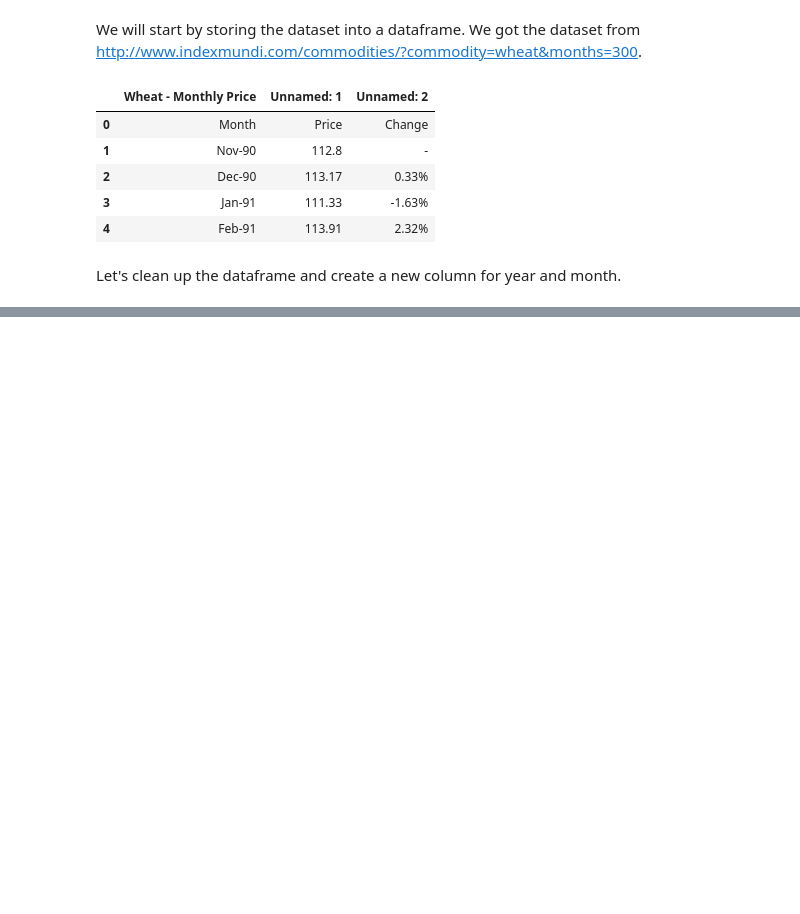
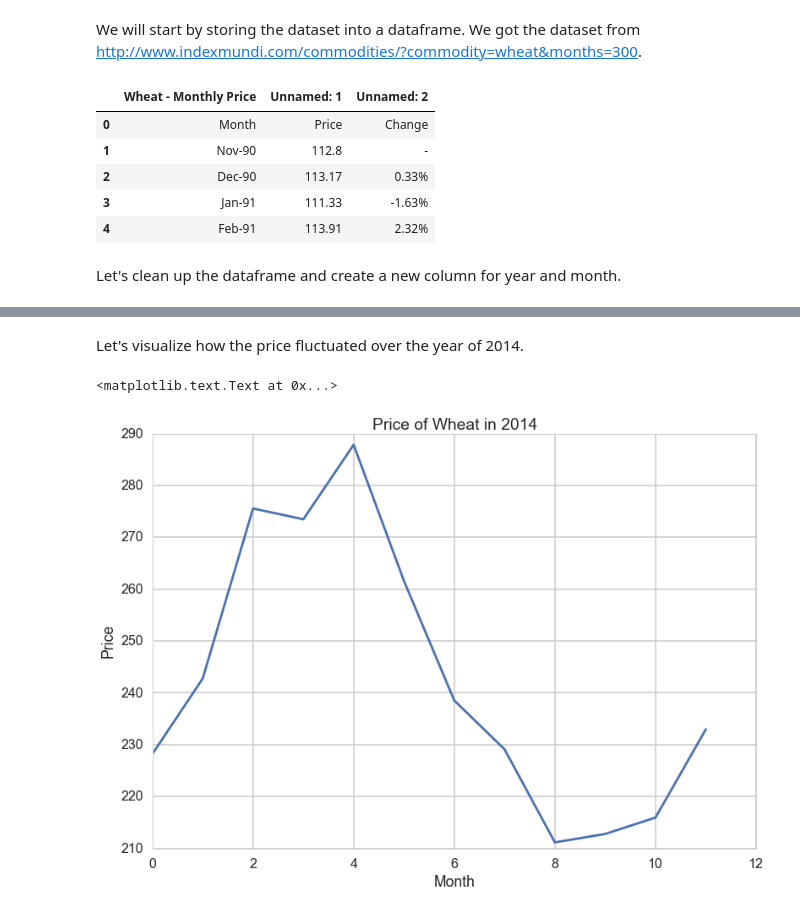
Before and after one commit to dwang953/109-Project, a Jupyter notebook: Price_of_Wheat.ipynb, the cells around one changed output, grey strips where cells are left out. Cells and saved outputs as stored; diff of their text form; code cells hidden in the pictures; blank space fills up the shorter version.

Commit message:
add plot

```diff
--- a/Price_of_Wheat.ipynb
+++ b/Price_of_Wheat.ipynb
@@ -71 +71,13 @@ price_df.drop('month-year', axis=1)
 300 rows × 4 columns
+# %% [markdown]
+Let's visualize how the price fluctuated over the year of 2014.
+# %%
+price_2014 = price_df[price_df.year == '2014']
+plt.plot(price_2014.price)
+# plt.xticks(price_2014.index, price_2014.month)
+plt.xlabel('Month')
+plt.ylabel('Price')
+plt.title('Price of Wheat in 2014')
+# %% [output]
+<matplotlib.text.Text at 0x...>
+[figure, added]
```
Also changed, not shown: parts of 1 cell of this notebook, 1 other file.
